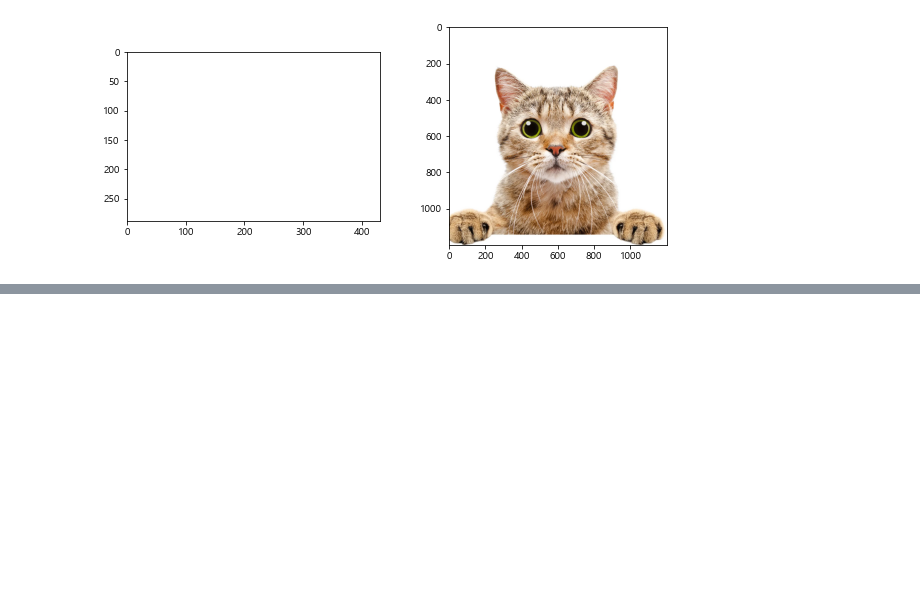
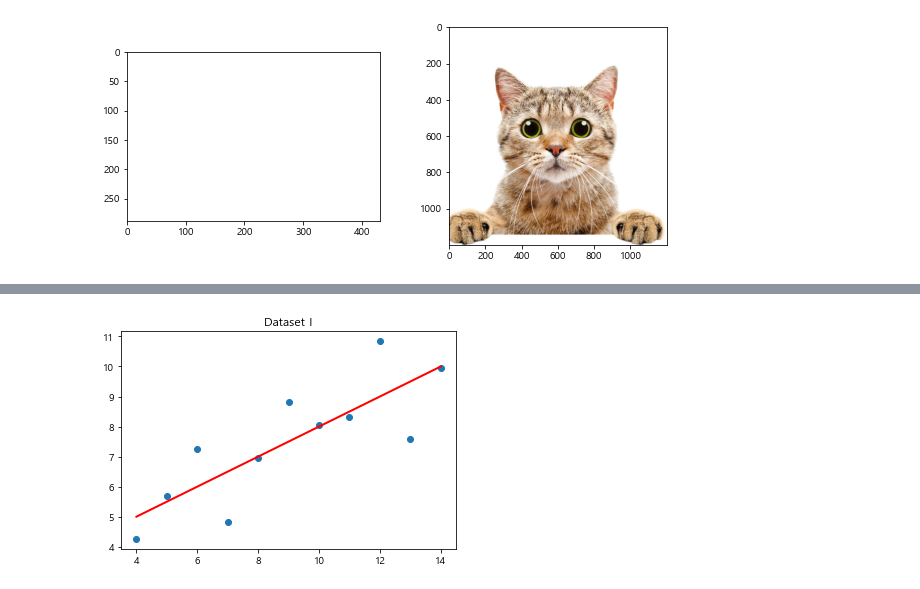
Before and after one commit to Gillreunt/DataAnalysis-Lecture-2022.04, a Jupyter notebook: 03.시각화/05.MultiPlot.ipynb, the cells around one changed output, grey strips where cells are left out. Cells and saved outputs as stored; diff of their text form; code cells hidden in the pictures; blank space fills up the shorter version.

```diff
--- a/03.시각화/05.MultiPlot.ipynb
+++ b/03.시각화/05.MultiPlot.ipynb
@@ -20,0 +43,4 @@ plt.show()
+# %%
+import seaborn as sns
+ans = sns.load_dataset('anscombe')
+ans.head()
@@ -20,0 +64,9 @@ plt.show()
+# %%
+# dataset 을 선택해서 그려봄
+ds = ans[ans.dataset == 'I']
+plt.scatter(ds.x , ds.y, marker='o')
+plt.plot([4,14],[5,10], 'r-', lw =2)        # y = 0.5 *x +3
+plt.title('Dataset I')
+plt.show()
+# %% [output]
+[figure, added]
```
Also changed, not shown: parts of 8 cells of this notebook, 2 other files.
